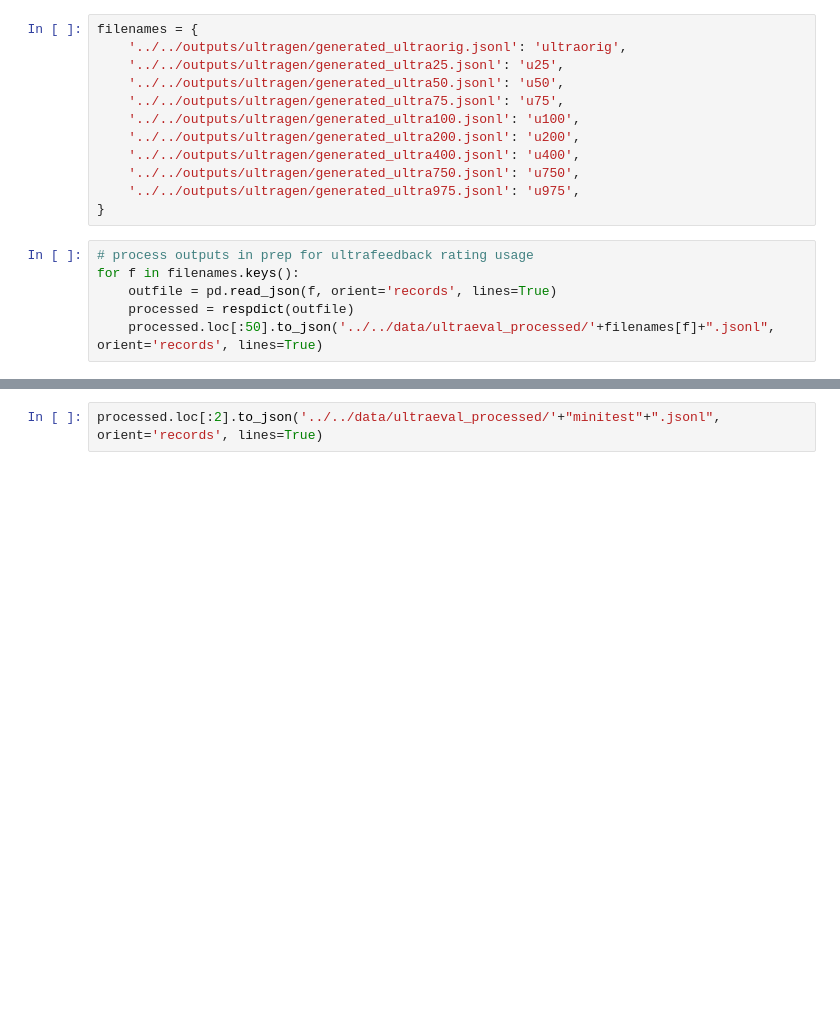
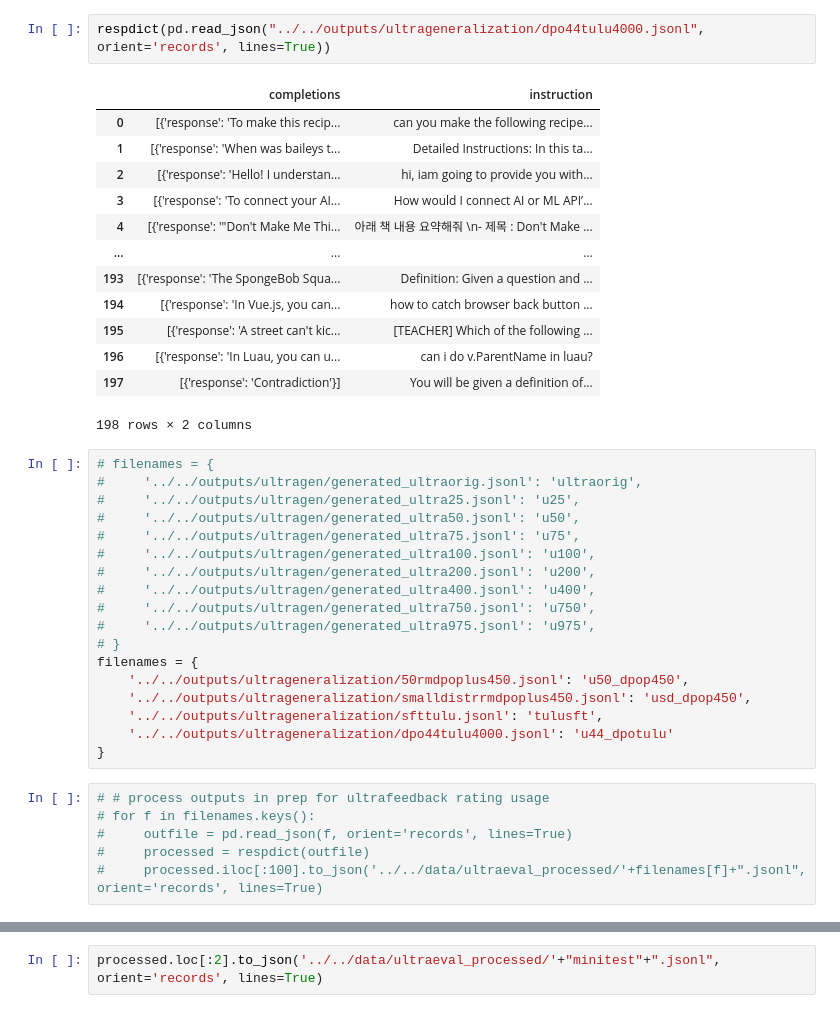
Before and after one commit to PrasannS/rlhf-length-biases, a Jupyter notebook: notebooks/nb_data/prep_uflabel.ipynb, the cells around one changed output, grey strips where cells are left out. Cells and saved outputs as stored; diff of their text form; blank space fills up the shorter version.

```diff
--- a/notebooks/nb_data/prep_uflabel.ipynb
+++ b/notebooks/nb_data/prep_uflabel.ipynb
@@ -22,18 +45,40 @@ def respdict(indf):
+# %%
+respdict(pd.read_json("../../outputs/ultrageneralization/dpo44tulu4000.jsonl", orient='records', lines=True))
+# %% [output]
+|  | completions | instruction |
+| 0 | [{'response': 'To make this recip... | can you make the following recipe... |
+| 1 | [{'response': 'When was baileys t... | Detailed Instructions: In this ta... |
+| 2 | [{'response': 'Hello! I understan... | hi, iam going to provide you with... |
+| 3 | [{'response': 'To connect your AI... | How would I connect AI or ML API’... |
+| 4 | [{'response': '"Don't Make Me Thi... | 아래 책 내용 요약해줘 \n- 제목 : Don't Make ... |
+| ... | ... | ... |
+| 193 | [{'response': 'The SpongeBob Squa... | Definition: Given a question and ... |
+| 194 | [{'response': 'In Vue.js, you can... | how to catch browser back button ... |
+| 195 | [{'response': 'A street can't kic... | [TEACHER] Which of the following ... |
+| 196 | [{'response': 'In Luau, you can u... | can i do v.ParentName in luau? |
+| 197 | [{'response': 'Contradiction'}] | You will be given a definition of... |
+198 rows × 2 columns
 # %%
+# filenames = {
+#     '../../outputs/ultragen/generated_ultraorig.jsonl': 'ultraorig',
+#     '../../outputs/ultragen/generated_ultra25.jsonl': 'u25',
+#     '../../outputs/ultragen/generated_ultra50.jsonl': 'u50',
+#     '../../outputs/ultragen/generated_ultra75.jsonl': 'u75',
+#     '../../outputs/ultragen/generated_ultra100.jsonl': 'u100',
+#     '../../outputs/ultragen/generated_ultra200.jsonl': 'u200',
+#     '../../outputs/ultragen/generated_ultra400.jsonl': 'u400',
+#     '../../outputs/ultragen/generated_ultra750.jsonl': 'u750',
+#     '../../outputs/ultragen/generated_ultra975.jsonl': 'u975',
+# }
 filenames = {
-    '../../outputs/ultragen/generated_ultraorig.jsonl': 'ultraorig',
-    '../../outputs/ultragen/generated_ultra25.jsonl': 'u25',
-    '../../outputs/ultragen/generated_ultra50.jsonl': 'u50',
-    '../../outputs/ultragen/generated_ultra75.jsonl': 'u75',
-    '../../outputs/ultragen/generated_ultra100.jsonl': 'u100',
-    '../../outputs/ultragen/generated_ultra200.jsonl': 'u200',
-    '../../outputs/ultragen/generated_ultra400.jsonl': 'u400',
-    '../../outputs/ultragen/generated_ultra750.jsonl': 'u750',
-    '../../outputs/ultragen/generated_ultra975.jsonl': 'u975',
+    '../../outputs/ultrageneralization/50rmdpoplus450.jsonl': 'u50_dpop450',
+    '../../outputs/ultrageneralization/smalldistrrmdpoplus450.jsonl': 'usd_dpop450',
+    '../../outputs/ultrageneralization/sfttulu.jsonl': 'tulusft',
+    '../../outputs/ultrageneralization/dpo44tulu4000.jsonl': 'u44_dpotulu'
 }
 # %%
-# process outputs in prep for ultrafeedback rating usage
-for f in filenames.keys():
-    outfile = pd.read_json(f, orient='records', lines=True)
-    processed = respdict(outfile)
-    processed.loc[:50].to_json('../../data/ultraeval_processed/'+filenames[f]+".jsonl", orient='records', lines=True)
+# # process outputs in prep for ultrafeedback rating usage
+# for f in filenames.keys():
+#     outfile = pd.read_json(f, orient='records', lines=True)
+#     processed = respdict(outfile)
+#     processed.iloc[:100].to_json('../../data/ultraeval_processed/'+filenames[f]+".jsonl", orient='records', lines=True)
```
Also changed, not shown: parts of 13 cells of this notebook, 36 other files.
